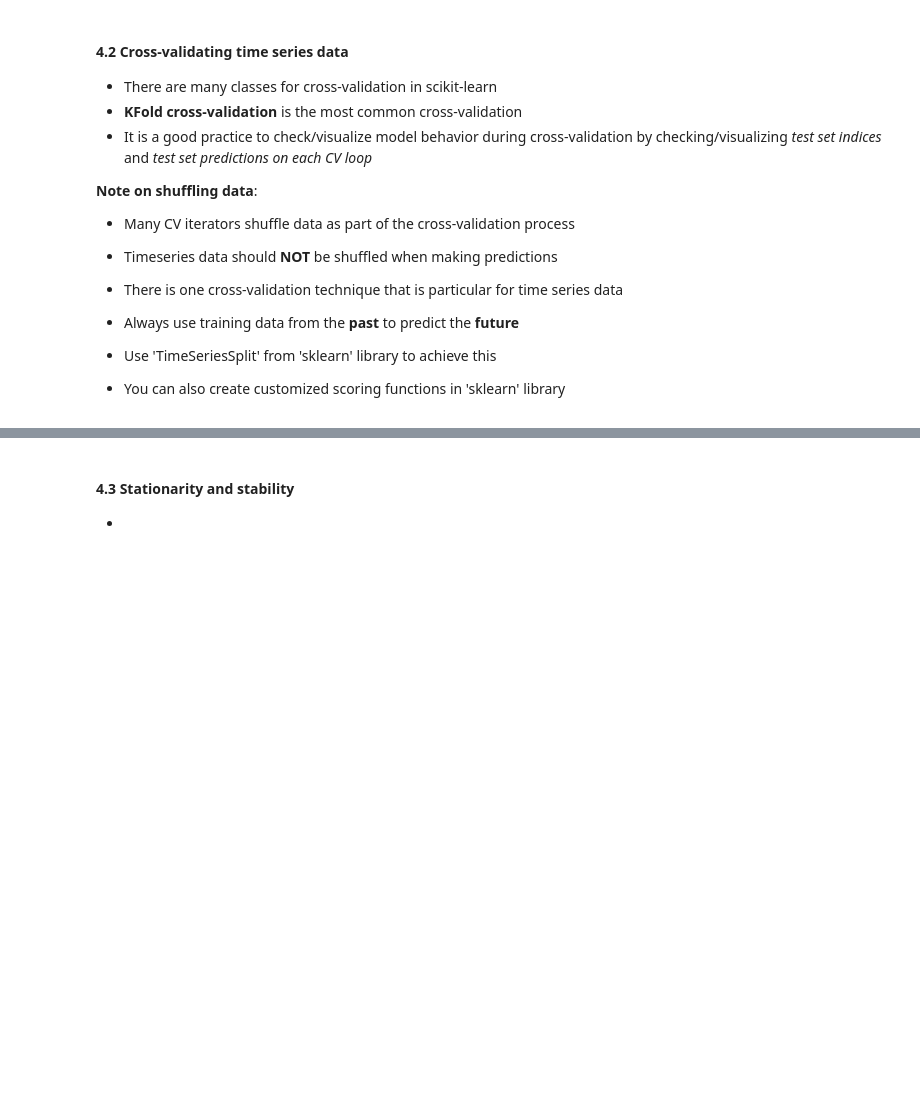
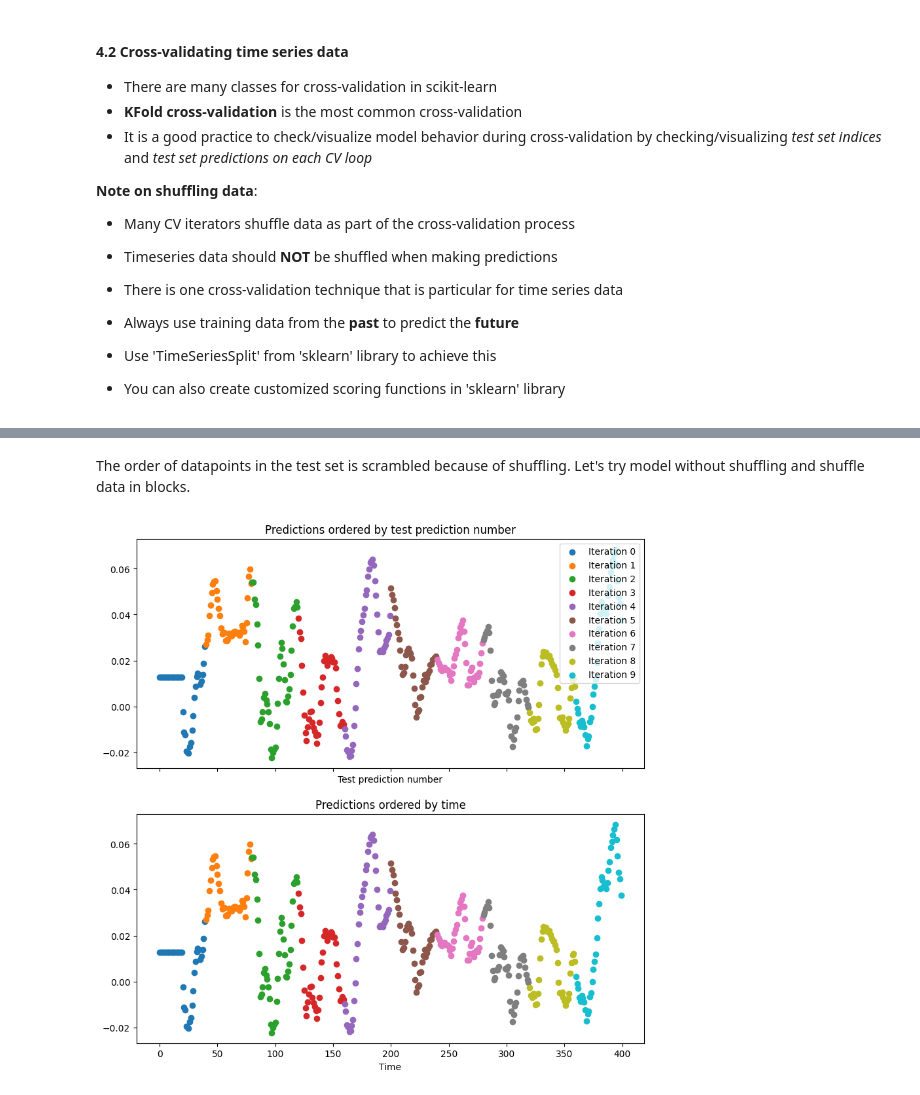
Before and after one commit to GuoweiYang19891101/datacamp_machine_learning_scientist_python, a Jupyter notebook: 9_time_series_data.ipynb, the cells around one changed output, grey strips where cells are left out. Cells and saved outputs as stored; diff of their text form; code cells hidden in the pictures; blank space fills up the shorter version.

```diff
--- a/9_time_series_data.ipynb
+++ b/9_time_series_data.ipynb
@@ -1285,6 +1285,10 @@ from sklearn.model_selection import ShuffleSplit
 cv = ShuffleSplit(n_splits=10, random_state=1)
 
 # get X and y
+X = prices_perc_shifted.fillna(np.nanmedian(prices_perc_shifted)).to_numpy()
+y = prices_perc_aapl.fillna(np.nanmedian(prices_perc_aapl)).to_numpy()
+X = X[:400]
+y = y[:400]
 
 # iterate through CV splits
 results = []
@@ -1318,3 +1324,37 @@ visualize_predictions(results)
-# %% [markdown]
-#### 4.3 Stationarity and stability
-*
+# %% [markdown]
+The order of datapoints in the test set is scrambled because of shuffling.
+Let's try model without shuffling and shuffle data in blocks.
+# %%
+# cross-validation without shuffling
+# we use same X, y as above exercise
+from sklearn.model_selection import KFold
+cv = KFold(n_splits=10, shuffle=False)
+
+# iterate through CV splits
+results = []
+for tr, tt in cv.split(X, y):
+    model.fit(X[tr], y[tr])
+    prediction = model.predict(X[tt])
+    results.append((prediction, tt))
+# %%
+# create customized visualization function
+def visualize_predictions(results):
+    fig, axs = plt.subplots(2, 1, figsize=(10, 10), sharex=True)
+
+    # Loop through our model results to visualize them
+    for ii, (prediction, indices) in enumerate(results):
+        # Plot the predictions of the model in the order they were generated
+        offset = len(prediction) * ii
+        axs[0].scatter(np.arange(len(prediction)) + offset, prediction, label='Iteration {}'.format(ii))
+
+        # Plot the predictions of the model according to how time was ordered
+        axs[1].scatter(indices, prediction)
+    axs[0].legend(loc="best")
+    axs[0].set(xlabel="Test prediction number", title="Predictions ordered by test prediction number")
+    axs[1].set(xlabel="Time", title="Predictions ordered by time")
+    plt.show()
+
+#apply function
+visualize_predictions(results)
+# %% [output]
+[figure, added]
```
Also changed, not shown: parts of 15 cells of this notebook, 1 other file.
